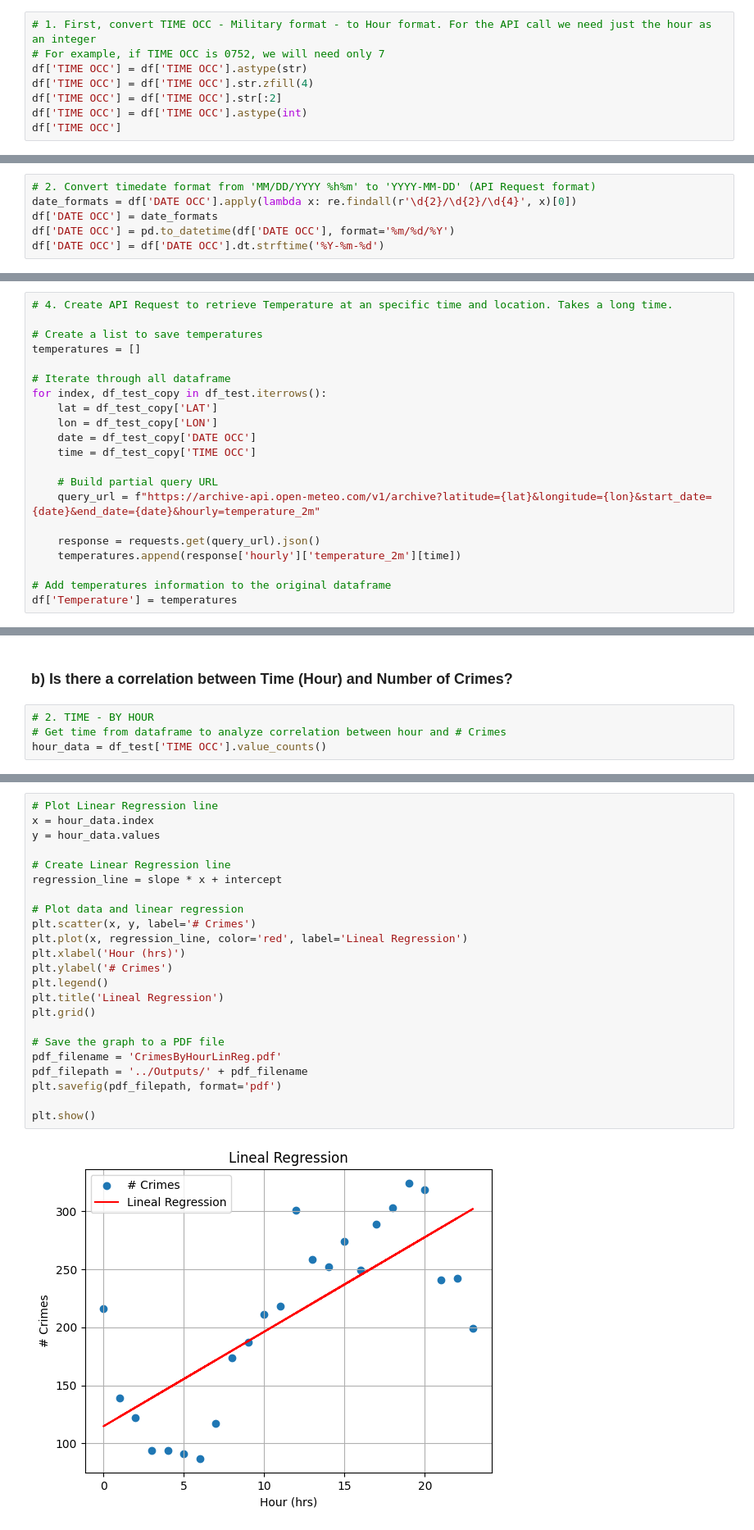
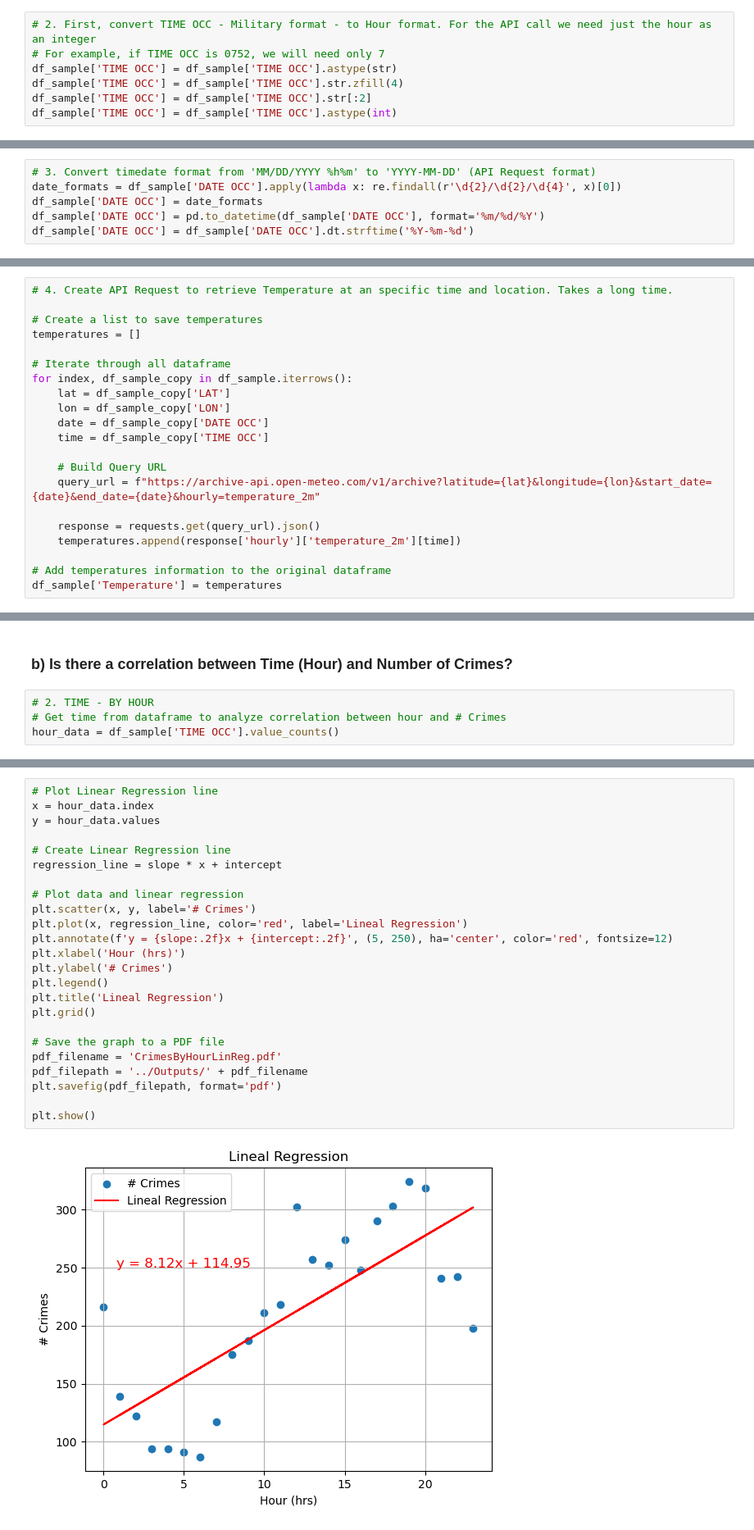
Before and after one commit to Ivanco19/Project-1, a Jupyter notebook: CodeNstuff/project1.ipynb, the cells around one changed output, grey strips where cells are left out. Shown at 82% size. Drawn from its saved outputs; the diff is of its cells as text.

```diff
--- a/CodeNstuff/project1.ipynb
+++ b/CodeNstuff/project1.ipynb
@@ -245,8 +248,7 @@ map_plot
 # %%
-# 1. First, convert TIME OCC - Military format - to Hour format. For the API call we need just the hour as an integer
+# 2. First, convert TIME OCC - Military format - to Hour format. For the API call we need just the hour as an integer
 # For example, if TIME OCC is 0752, we will need only 7
-df['TIME OCC'] = df['TIME OCC'].astype(str)
-df['TIME OCC'] = df['TIME OCC'].str.zfill(4)
-df['TIME OCC'] = df['TIME OCC'].str[:2]
-df['TIME OCC'] = df['TIME OCC'].astype(int)
-df['TIME OCC']
+df_sample['TIME OCC'] = df_sample['TIME OCC'].astype(str)
+df_sample['TIME OCC'] = df_sample['TIME OCC'].str.zfill(4)
+df_sample['TIME OCC'] = df_sample['TIME OCC'].str[:2]
+df_sample['TIME OCC'] = df_sample['TIME OCC'].astype(int)
@@ -266,6 +255,6 @@ Name: TIME OCC, Length: 820599, dtype: int32
 # %%
-# 2. Convert timedate format from 'MM/DD/YYYY %h%m' to 'YYYY-MM-DD' (API Request format)
-date_formats = df['DATE OCC'].apply(lambda x: re.findall(r'\d{2}/\d{2}/\d{4}', x)[0])
-df['DATE OCC'] = date_formats
-df['DATE OCC'] = pd.to_datetime(df['DATE OCC'], format='%m/%d/%Y')
-df['DATE OCC'] = df['DATE OCC'].dt.strftime('%Y-%m-%d')
+# 3. Convert timedate format from 'MM/DD/YYYY %h%m' to 'YYYY-MM-DD' (API Request format)
+date_formats = df_sample['DATE OCC'].apply(lambda x: re.findall(r'\d{2}/\d{2}/\d{4}', x)[0])
+df_sample['DATE OCC'] = date_formats
+df_sample['DATE OCC'] = pd.to_datetime(df_sample['DATE OCC'], format='%m/%d/%Y')
+df_sample['DATE OCC'] = df_sample['DATE OCC'].dt.strftime('%Y-%m-%d')
@@ -282,17 +265,17 @@ df_test_copy = df_test.copy()
 temperatures = []
 
 # Iterate through all dataframe
-for index, df_test_copy in df_test.iterrows():
-    lat = df_test_copy['LAT']
-    lon = df_test_copy['LON']
-    date = df_test_copy['DATE OCC']
-    time = df_test_copy['TIME OCC']
+for index, df_sample_copy in df_sample.iterrows():
+    lat = df_sample_copy['LAT']
+    lon = df_sample_copy['LON']
+    date = df_sample_copy['DATE OCC']
+    time = df_sample_copy['TIME OCC']
 
-    # Build partial query URL
+    # Build Query URL
     query_url = f"https://archive-api.open-meteo.com/v1/archive?latitude={lat}&longitude={lon}&start_date={date}&end_date={date}&hourly=temperature_2m"
 
     response = requests.get(query_url).json()
     temperatures.append(response['hourly']['temperature_2m'][time])
 
 # Add temperatures information to the original dataframe
-df['Temperature'] = temperatures
+df_sample['Temperature'] = temperatures
@@ -372,7 +354,7 @@ plt.show()
 # %%
 # 2. TIME - BY HOUR
 # Get time from dataframe to analyze correlation between hour and # Crimes
-hour_data = df_test['TIME OCC'].value_counts()
+hour_data = df_sample['TIME OCC'].value_counts()
 # %%
 # Build a scatter plot for time data
 plt.scatter(hour_data.index, hour_data.values, marker="o")
@@ -403,25 +385,26 @@ Correlation is: 0.74
 # %%
 # Plot Linear Regression line
 x = hour_data.index
 y = hour_data.values
 
 # Create Linear Regression line
 regression_line = slope * x + intercept
 
 # Plot data and linear regression
 plt.scatter(x, y, label='# Crimes')
 plt.plot(x, regression_line, color='red', label='Lineal Regression')
+plt.annotate(f'y = {slope:.2f}x + {intercept:.2f}', (5, 250), ha='center', color='red', fontsize=12)
 plt.xlabel('Hour (hrs)')
 plt.ylabel('# Crimes')
 plt.legend()
 plt.title('Lineal Regression')
 plt.grid()
 
 # Save the graph to a PDF file
 pdf_filename = 'CrimesByHourLinReg.pdf'
 pdf_filepath = '../Outputs/' + pdf_filename
 plt.savefig(pdf_filepath, format='pdf')
 
 plt.show()
 # %% [output]
-[figure, old version]
+[figure, new version]
```
Also changed, not shown: parts of 13 cells of this notebook, 5 other files.
